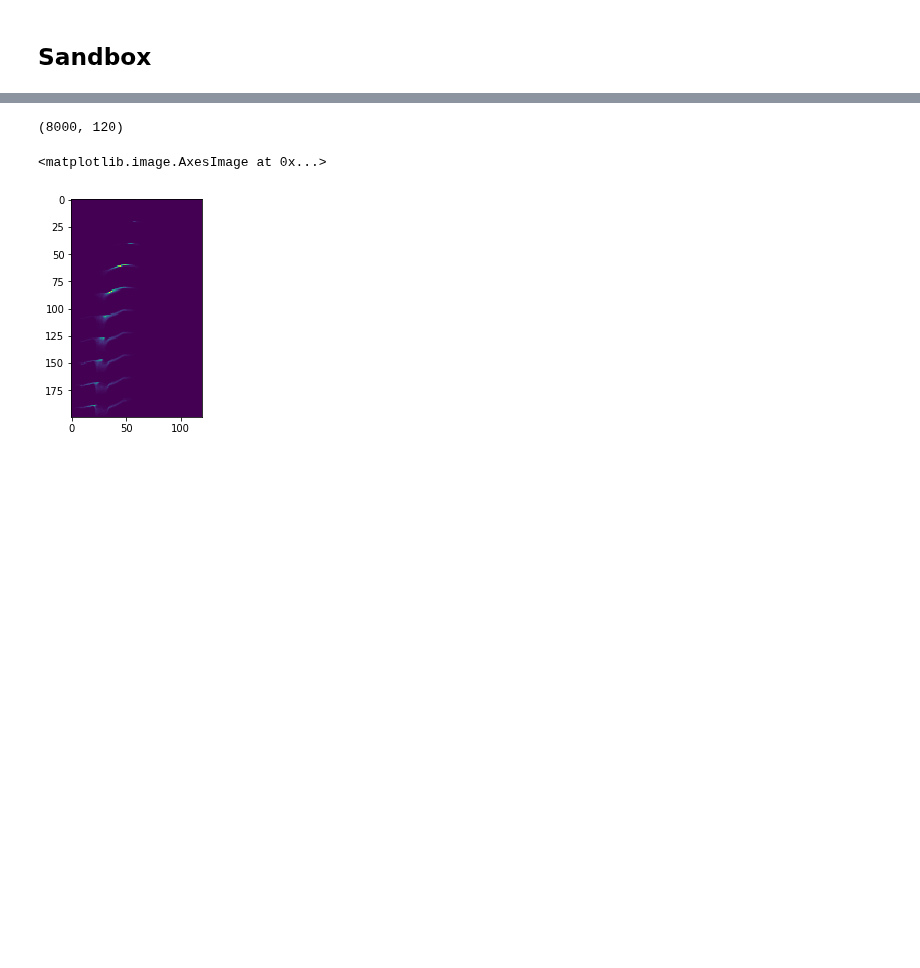
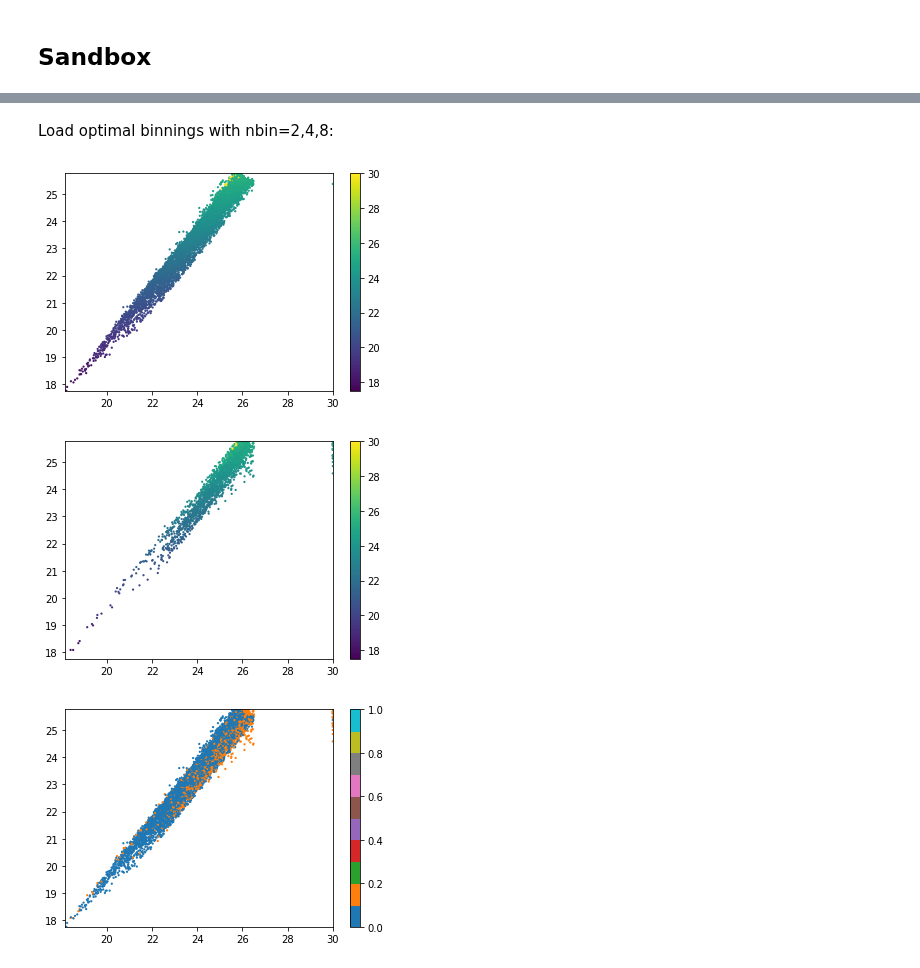
Before and after one commit to dkirkby/zotbin, a Jupyter notebook: Group.ipynb, the cells around one changed output, grey strips where cells are left out. Saved outputs shown, nothing was run; the diff lists cells and outputs as text; code cells hidden in the pictures; blank space fills up the shorter version.

```diff
--- a/Group.ipynb
+++ b/Group.ipynb
@@ -252,9 +247,34 @@ Wall time: 40 s
-# %%
-zhist.shape
-# %% [output]
-(8000, 120)
-# %%
-plt.imshow(zhist[:200])
-# %% [output]
-<matplotlib.image.AxesImage at 0x...>
-[figure, removed]
+# %% [markdown]
+Load optimal binnings with nbin=2,4,8:
+# %%
+label2 = np.load('buzzard_labels2.npy')
+label4 = np.load('buzzard_labels4.npy')
+label8 = np.load('buzzard_labels8.npy')
+# %%
+def plot_scatter(X, labels=label2, clip_pct=0):
+
+    labels = labels[:len(X)]
+
+    # Calculate plot limits.
+    limits = np.percentile(X, (clip_pct, 100 - clip_pct), axis=0).T
+
+    nlabel = labels.max() + 1
+    for i in range(nlabel):
+        sel = labels == i
+        plt.scatter(X[sel, 0], X[sel, 1], lw=0, s=5, c=X[sel, 2], vmin=limits[2,0], vmax=limits[2,1])
+        plt.xlim(*limits[0])
+        plt.ylim(*limits[1])
+        plt.colorbar()
+        plt.show()
+
+    plt.scatter(X[:, 0], X[:, 1], lw=0, s=5, c=0.1 * labels + 0.05, cmap='tab10', vmin=0, vmax=1)
+    plt.xlim(*limits[0])
+    plt.ylim(*limits[1])
+    plt.colorbar()
+    plt.show()
+# %%
+plot_scatter(train_data[:10000], clip_pct=0.1)
+# %% [output]
+[figure, added]
+[figure, added]
+[figure, added]
```
Also changed, not shown: parts of 5 cells of this notebook, 1 other file.
